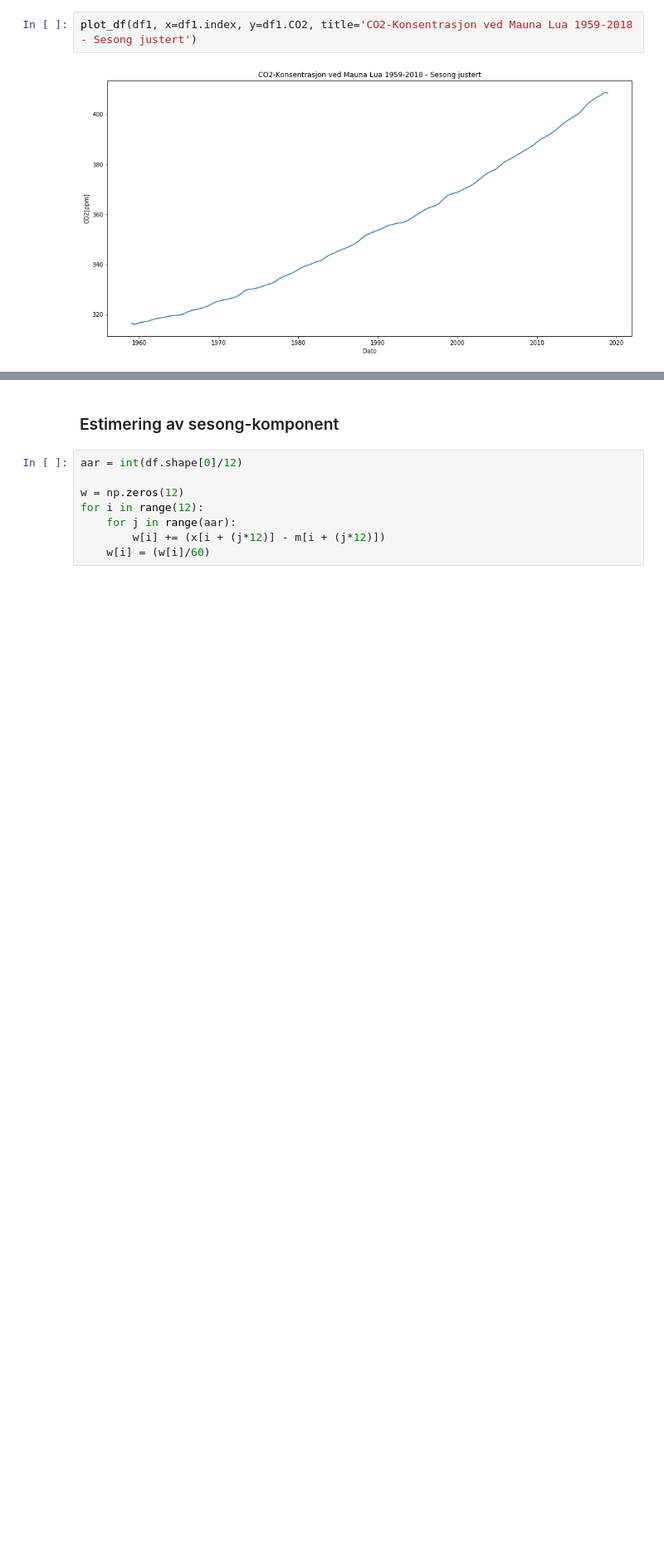
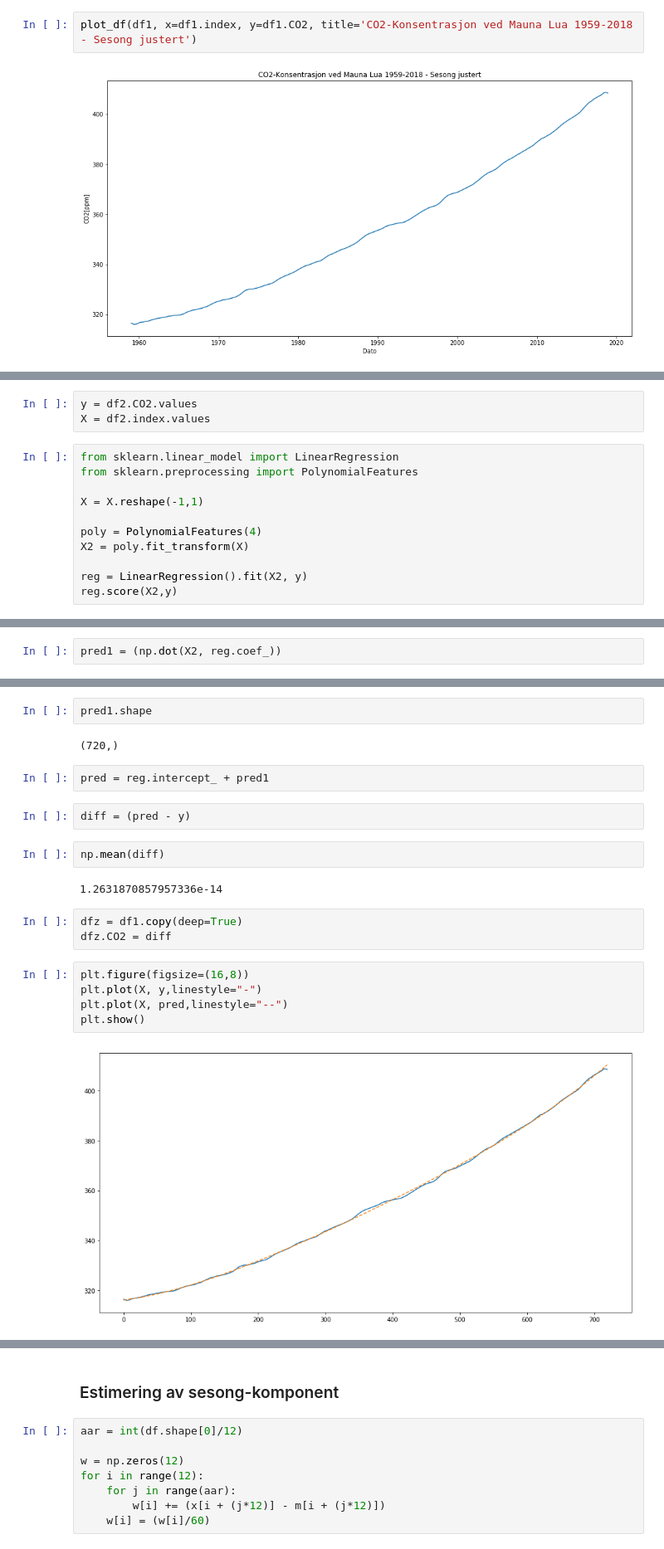
Before and after one commit to yohannjs/tidsrekker, a Jupyter notebook: Eirik_utforskning.ipynb, the cells around one changed output, grey strips where cells are left out. Shown at 83% size. Drawn from its saved outputs; the diff is of its cells as text; blank space fills up the shorter version.

```diff
--- a/Eirik_utforskning.ipynb
+++ b/Eirik_utforskning.ipynb
@@ -166,0 +164,14 @@ plot_df(df1, x=df1.index, y=df1.CO2, title='CO2-Konsentrasjon ved Mauna Lua 1959
+# %%
+y = df2.CO2.values
+X = df2.index.values
+# %%
+from sklearn.linear_model import LinearRegression
+from sklearn.preprocessing import PolynomialFeatures
+
+X = X.reshape(-1,1)
+
+poly = PolynomialFeatures(4)
+X2 = poly.fit_transform(X)
+
+reg = LinearRegression().fit(X2, y)
+reg.score(X2,y)
@@ -166,0 +184,2 @@ plot_df(df1, x=df1.index, y=df1.CO2, title='CO2-Konsentrasjon ved Mauna Lua 1959
+# %%
+pred1 = (np.dot(X2, reg.coef_))
@@ -166,0 +190,22 @@ plot_df(df1, x=df1.index, y=df1.CO2, title='CO2-Konsentrasjon ved Mauna Lua 1959
+# %%
+pred1.shape
+# %% [output]
+(720,)
+# %%
+pred = reg.intercept_ + pred1
+# %%
+diff = (pred - y)
+# %%
+np.mean(diff)
+# %% [output]
+1.2631870857957336e-14
+# %%
+dfz = df1.copy(deep=True)
+dfz.CO2 = diff
+# %%
+plt.figure(figsize=(16,8))
+plt.plot(X, y,linestyle="-")
+plt.plot(X, pred,linestyle="--")
+plt.show()
+# %% [output]
+[figure, added]
```
Also changed, not shown: parts of 16 cells of this notebook.
